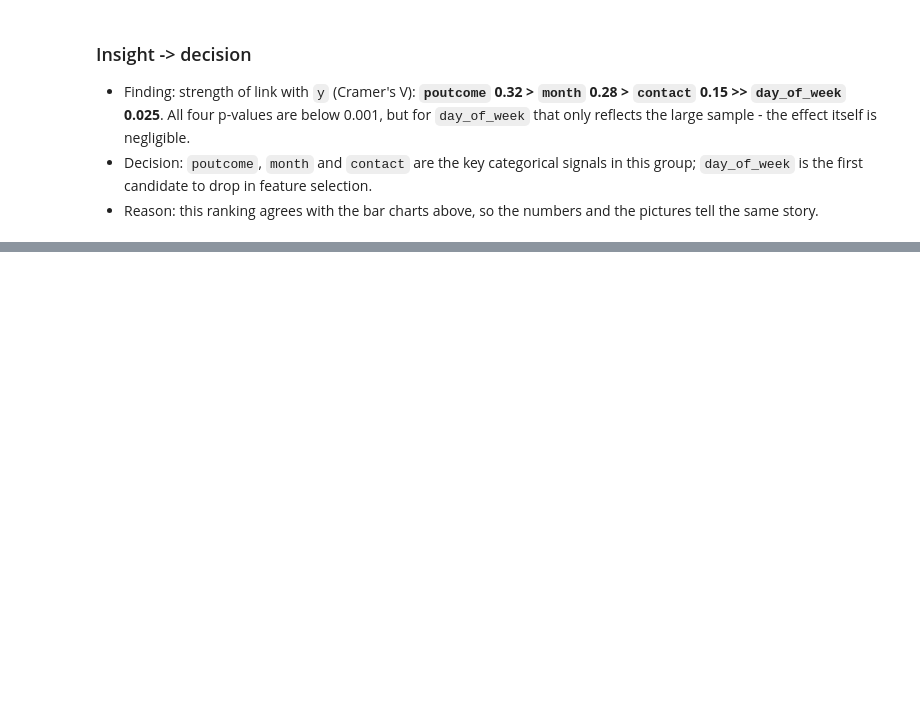
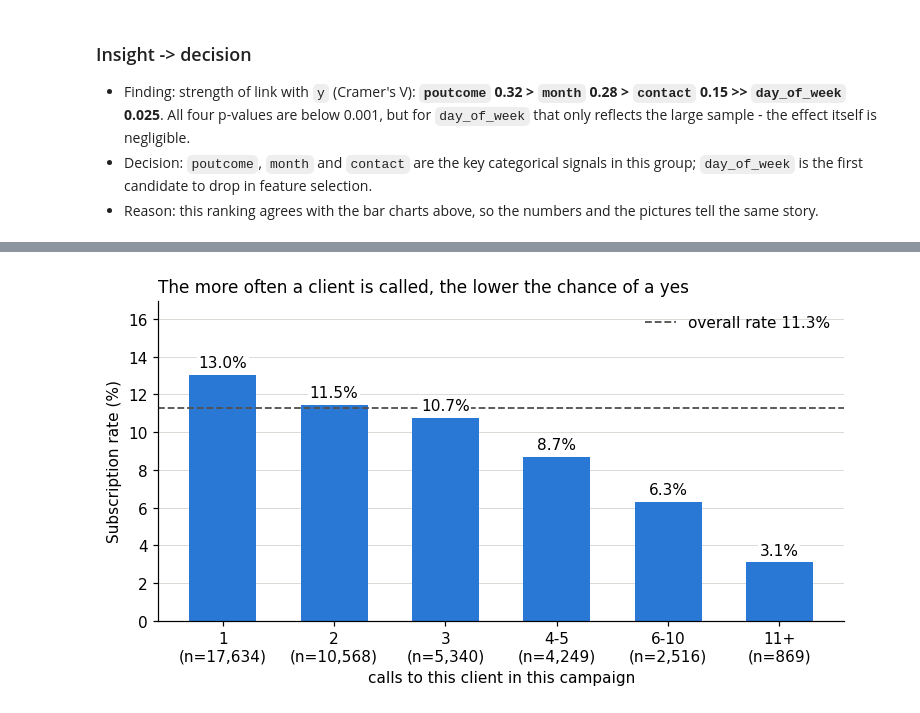
Before and after one commit to Saradala/bank-telemarketing-predictor, a Jupyter notebook: notebooks/03_eda_campaign.ipynb, the cells around one changed output, grey strips where cells are left out. Drawn from its saved outputs; the diff is of its cells as text; code cells hidden in the pictures; blank space fills up the shorter version.

```diff
--- a/notebooks/03_eda_campaign.ipynb
+++ b/notebooks/03_eda_campaign.ipynb
@@ -287,0 +333,4 @@ strength.sort_values("cramers_v", ascending=False)
+# %%
+call_bins = pd.cut(df["campaign"], [0, 1, 2, 3, 5, 10, 100], labels=["1", "2", "3", "4-5", "6-10", "11+"])
+t = df.groupby(call_bins, observed=True)["y"].agg(customers="size", subscription_rate="mean")
+t
@@ -287,0 +346,4 @@ strength.sort_values("cramers_v", ascending=False)
+# %%
+rate_bar(t, "The more often a client is called, the lower the chance of a yes", "campaign_rate", "calls to this client in this campaign", figsize=(7, 4))
+# %% [output]
+[figure, added]
```
Also changed, not shown: parts of 24 cells of this notebook, 4 other files.
